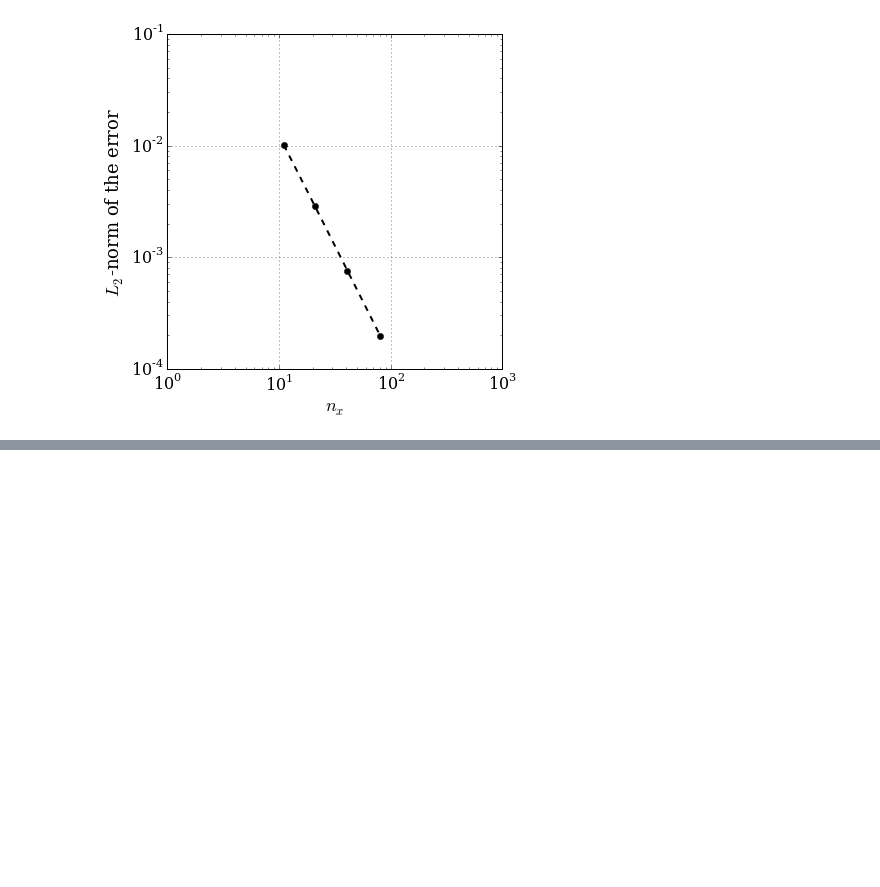
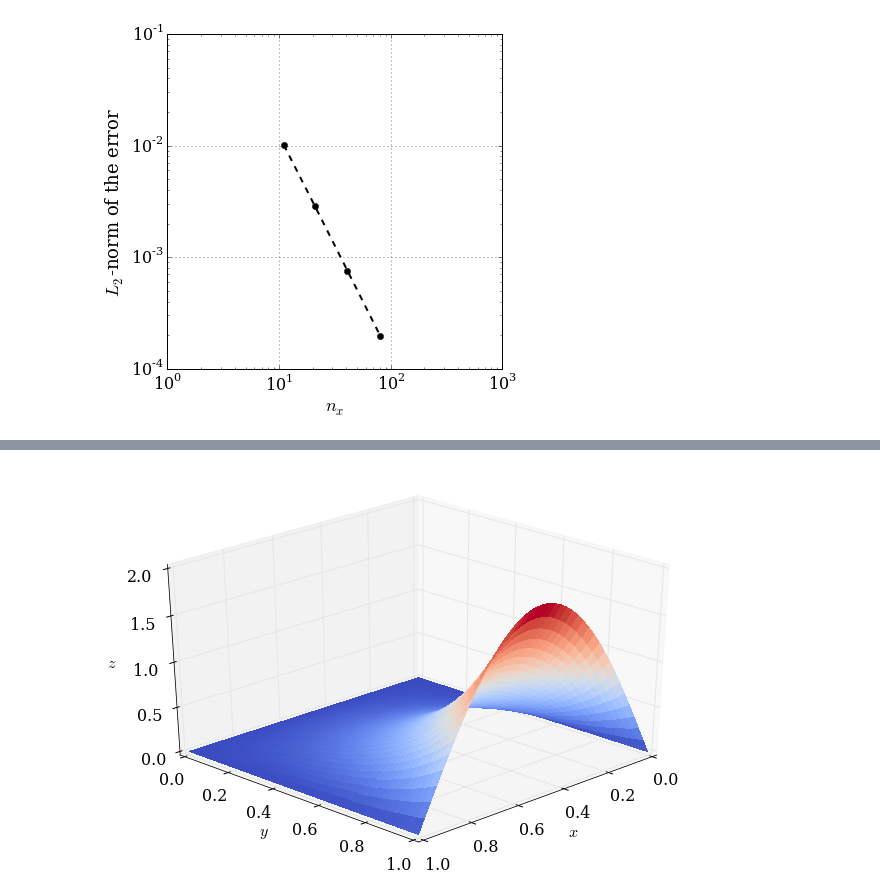
Before and after one commit to yaor/numerical-mooc, a Jupyter notebook: lessons/05_relax/weird.neumann.behavior.ipynb, the cells around one changed output, grey strips where cells are left out. Cells and saved outputs as stored; diff of their text form; code cells hidden in the pictures; blank space fills up the shorter version.

Commit message:
add dirichlet example

```diff
--- a/lessons/05_relax/weird.neumann.behavior.ipynb
+++ b/lessons/05_relax/weird.neumann.behavior.ipynb
@@ -205,0 +236,15 @@ def l1sum(p, pxy, gridsize):
+# %%
+def lap_analytic_dirichlet(x,y, p0):
+    X, Y = numpy.meshgrid(x,y)
+    ny, nx = X.shape
+    p = numpy.zeros((ny,nx))
+
+    p = p0 / (numpy.sinh(numpy.pi*y[-1]/x[-1])) * numpy.sin(numpy.pi*X/x[-1])*numpy.sinh(numpy.pi*Y/x[-1])
+
+    return p
+# %%
+p_analytic = lap_analytic_dirichlet(x,y,p0)
+# %%
+plot2D(x,y,p_analytic)
+# %% [output]
+[figure, added]
```
Also changed, not shown: parts of 17 cells of this notebook.
